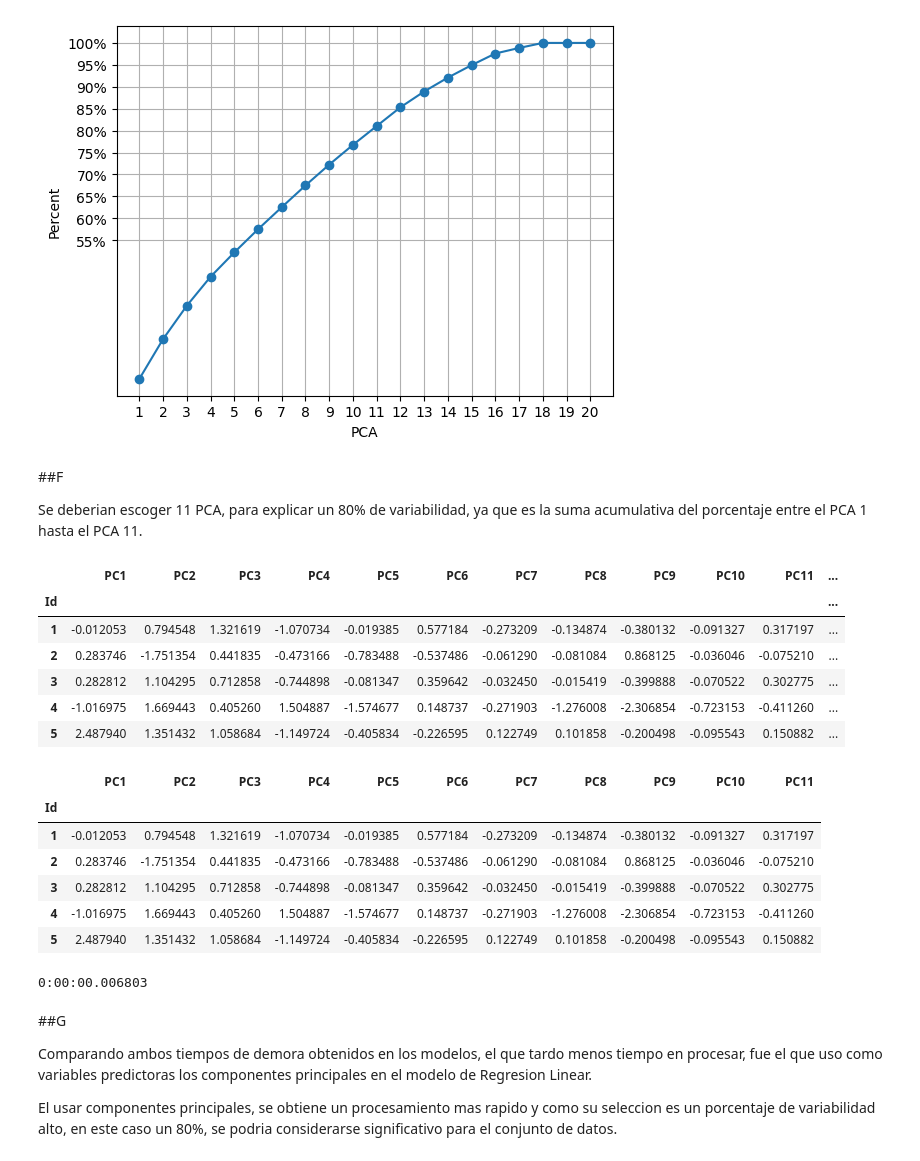
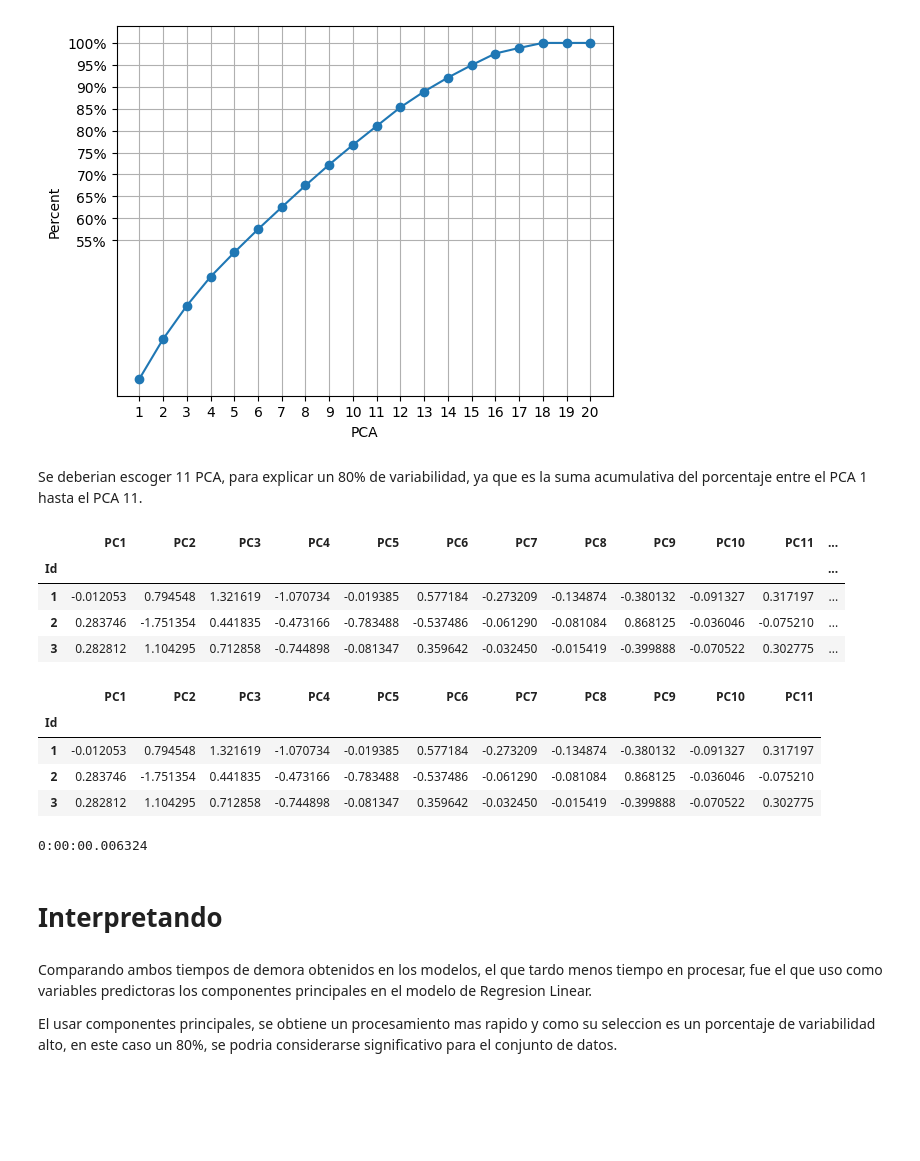
Before and after one commit to Rwyld/Data-Science-Models, a Jupyter notebook: Modelos/PCA/PCA con RegresionLinear.ipynb, the cells around one changed output. Cells and saved outputs as stored; diff of their text form; code cells hidden in the pictures; blank space fills up the shorter version.

```diff
--- a/Modelos/PCA/PCA con RegresionLinear.ipynb
+++ b/Modelos/PCA/PCA con RegresionLinear.ipynb
@@ -14,10 +14,10 @@ from sklearn.decomposition import PCA
 from sklearn.pipeline import make_pipeline
 from sklearn.preprocessing import StandardScaler
 # %%
-data = pd.read_csv('/content/drive/MyDrive/DataScience/M6/CD - M6 AE4 - House_price.csv', sep=';')
+data = pd.read_csv('https://raw.githubusercontent.com/Rwyld/Data-Science-Models/main/Modelos/PCA/HousePriceCSV.csv', sep = ';')
 
 data = data.set_index('Id')
-display(data.head(5))
+display(data.head(3))
 # %% [output]
 |  | LotFrontage | LotArea | MasVnrArea | BsmtFinSF1 | BsmtFinSF2 | BsmtUnfSF | TotalBsmtSF | 1stFlrSF | 2ndFlrSF | ... |
 | Id |  |  |  |  |  |  |  |  |  | ... |
@@ -132,2 +123,2 @@ print(datetime.now()-start)
 # %%
-data = pd.DataFrame(StandardScaler().fit_transform())
+# data = pd.DataFrame(StandardScaler().fit_transform(X))
@@ -135,0 +125,3 @@ Pipeline(steps=[('standardscaler', StandardScaler()), ('pca', PCA())])
+# %%
+pca_pipe = make_pipeline(StandardScaler(), PCA())
+pca_pipe.fit(data)
@@ -178,54 +172,46 @@ plt.grid()
 # %% [output]
 [figure]
 # %% [markdown]
-##F
-
 Se deberian escoger 11 PCA, para explicar un 80% de variabilidad, ya que es la suma acumulativa del porcentaje entre el PCA 1 hasta el PCA 11.
 # %%
 newData = pca_pipe.transform(data)
 
 proyecciones = pd.DataFrame(
     newData,
     columns = [f"PC{num + 1}" for num in range(data.shape[1])],
     index   = data.index
 )
-proyecciones.head()
+proyecciones.head(3)
 # %% [output]
 |  | PC1 | PC2 | PC3 | PC4 | PC5 | PC6 | PC7 | PC8 | PC9 | PC10 | PC11 | ... |
 | Id |  |  |  |  |  |  |  |  |  |  |  | ... |
 | 1 | -0.012053 | 0.794548 | 1.321619 | -1.070734 | -0.019385 | 0.577184 | -0.273209 | -0.134874 | -0.380132 | -0.091327 | 0.317197 | ... |
 | 2 | 0.283746 | -1.751354 | 0.441835 | -0.473166 | -0.783488 | -0.537486 | -0.061290 | -0.081084 | 0.868125 | -0.036046 | -0.075210 | ... |
 | 3 | 0.282812 | 1.104295 | 0.712858 | -0.744898 | -0.081347 | 0.359642 | -0.032450 | -0.015419 | -0.399888 | -0.070522 | 0.302775 | ... |
-| 4 | -1.016975 | 1.669443 | 0.405260 | 1.504887 | -1.574677 | 0.148737 | -0.271903 | -1.276008 | -2.306854 | -0.723153 | -0.411260 | ... |
-| 5 | 2.487940 | 1.351432 | 1.058684 | -1.149724 | -0.405834 | -0.226595 | 0.122749 | 0.101858 | -0.200498 | -0.095543 | 0.150882 | ... |
 # %%
 modelData = proyecciones.iloc[:, 0:11]
-modelData.head()
+modelData.head(3)
 # %% [output]
 |  | PC1 | PC2 | PC3 | PC4 | PC5 | PC6 | PC7 | PC8 | PC9 | PC10 | PC11 |
 | Id |  |  |  |  |  |  |  |  |  |  |  |
 | 1 | -0.012053 | 0.794548 | 1.321619 | -1.070734 | -0.019385 | 0.577184 | -0.273209 | -0.134874 | -0.380132 | -0.091327 | 0.317197 |
 | 2 | 0.283746 | -1.751354 | 0.441835 | -0.473166 | -0.783488 | -0.537486 | -0.061290 | -0.081084 | 0.868125 | -0.036046 | -0.075210 |
 | 3 | 0.282812 | 1.104295 | 0.712858 | -0.744898 | -0.081347 | 0.359642 | -0.032450 | -0.015419 | -0.399888 | -0.070522 | 0.302775 |
-| 4 | -1.016975 | 1.669443 | 0.405260 | 1.504887 | -1.574677 | 0.148737 | -0.271903 | -1.276008 | -2.306854 | -0.723153 | -0.411260 |
-| 5 | 2.487940 | 1.351432 | 1.058684 | -1.149724 | -0.405834 | -0.226595 | 0.122749 | 0.101858 | -0.200498 | -0.095543 | 0.150882 |
 # %%
 from datetime import datetime
 start=datetime.now()
 
 X = modelData
-y = data['SalePrice']
-
 
 modelo = LinearRegression()
 modelo.fit(X, y)
 
 print(datetime.now()-start)
 # %% [output]
-0:00:00.006803
+0:00:00.006324
+# %% [markdown]
+# **Interpretando**
 # %% [markdown]
-##G
-
 Comparando ambos tiempos de demora obtenidos en los modelos, el que tardo menos tiempo en procesar, fue el que uso como variables predictoras los componentes principales en el modelo de Regresion Linear.
 
 El usar componentes principales, se obtiene un procesamiento mas rapido y como su seleccion es un porcentaje de variabilidad alto, en este caso un 80%, se podria considerarse significativo para el conjunto de datos.
```
Also changed, not shown: parts of 11 cells of this notebook, 20 other files.
